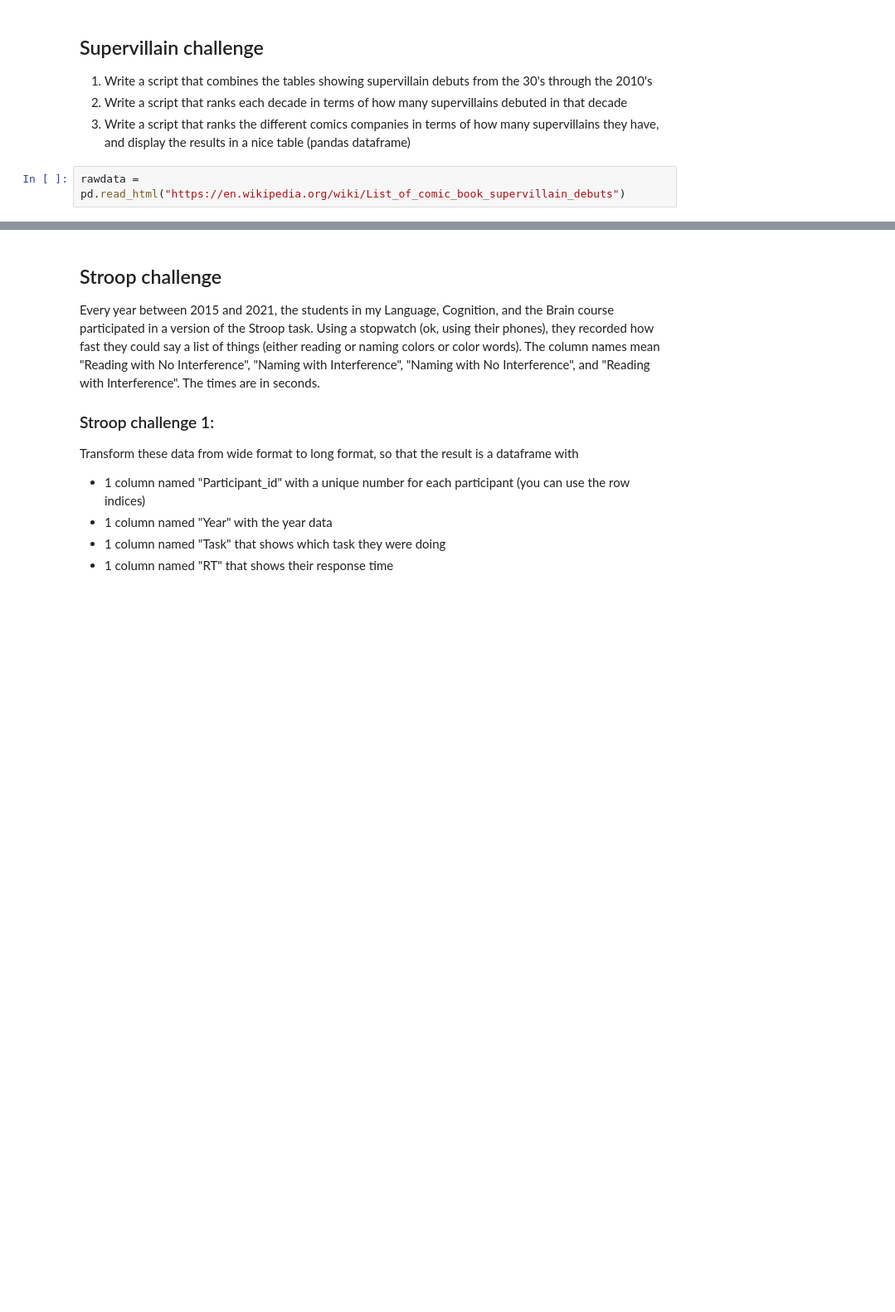
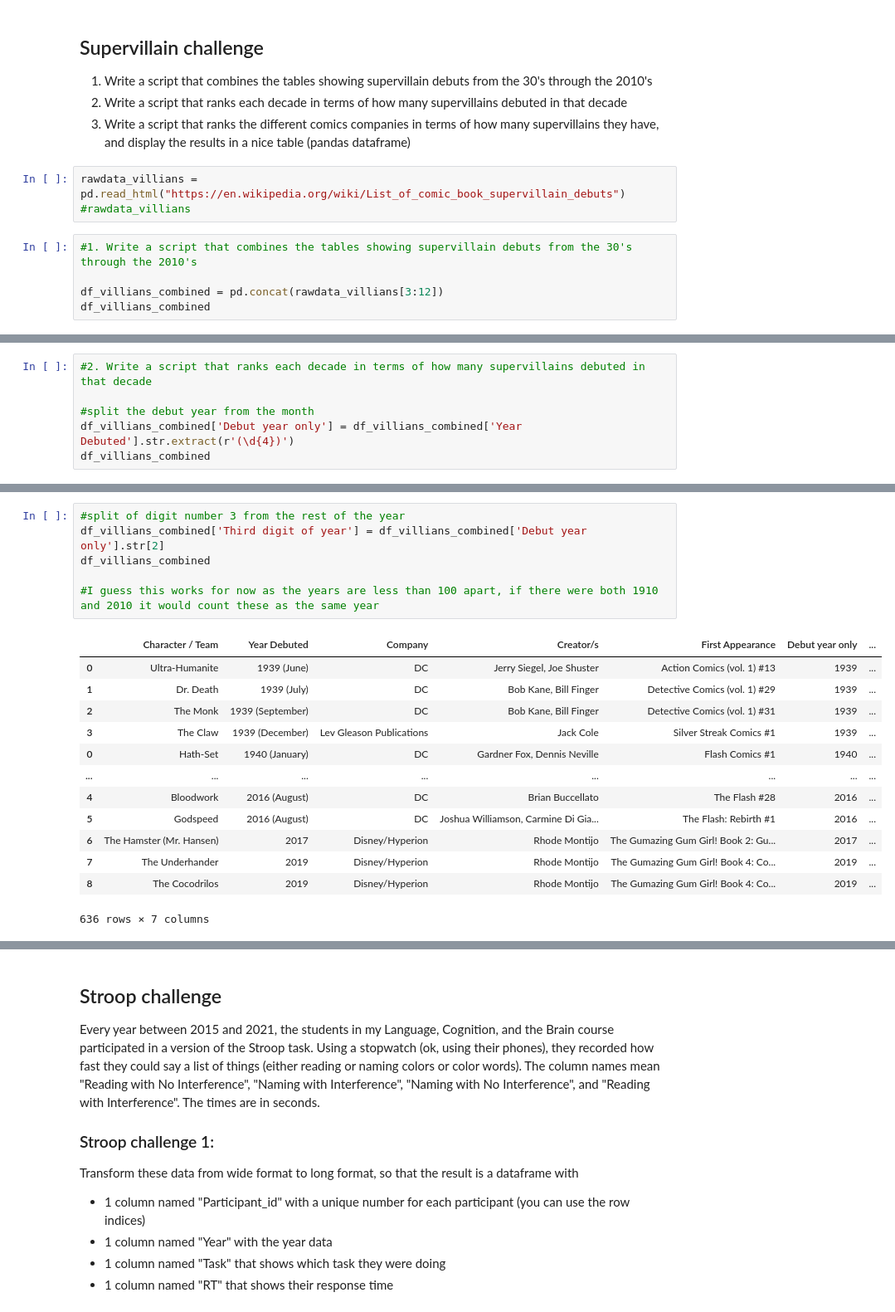
Before and after one commit to AneLodahl/Cultural-Data-Science, a Jupyter notebook: fun_with_pandas.ipynb, the cells around one changed output, grey strips where cells are left out. Shown at 83% size. Cells and saved outputs as stored; diff of their text form; blank space fills up the shorter version.

```diff
--- a/fun_with_pandas.ipynb
+++ b/fun_with_pandas.ipynb
@@ -320,4 +342,10 @@ Name: count, dtype: int64
 2. Write a script that ranks each decade in terms of how many supervillains debuted in that decade
 3. Write a script that ranks the different comics companies in terms of how many supervillains they have, and display the results in a nice table (pandas dataframe)
 # %%
-rawdata = pd.read_html("https://en.wikipedia.org/wiki/List_of_comic_book_supervillain_debuts")
+rawdata_villians = pd.read_html("https://en.wikipedia.org/wiki/List_of_comic_book_supervillain_debuts")
+#rawdata_villians
+# %%
+#1. Write a script that combines the tables showing supervillain debuts from the 30's through the 2010's
+
+df_villians_combined = pd.concat(rawdata_villians[3:12])
+df_villians_combined
@@ -323,0 +366,6 @@ rawdata = pd.read_html("https://en.wikipedia.org/wiki/List_of_comic_book_supervi
+# %%
+#2. Write a script that ranks each decade in terms of how many supervillains debuted in that decade
+
+#split the debut year from the month
+df_villians_combined['Debut year only'] = df_villians_combined['Year Debuted'].str.extract(r'(\d{4})')
+df_villians_combined
@@ -323,0 +386,20 @@ rawdata = pd.read_html("https://en.wikipedia.org/wiki/List_of_comic_book_supervi
+# %%
+#split of digit number 3 from the rest of the year
+df_villians_combined['Third digit of year'] = df_villians_combined['Debut year only'].str[2]
+df_villians_combined
+
+#I guess this works for now as the years are less than 100 apart, if there were both 1910 and 2010 it would count these as the same year
+# %% [output]
+|  | Character / Team | Year Debuted | Company | Creator/s | First Appearance | Debut year only | ... |
+| 0 | Ultra-Humanite | 1939 (June) | DC | Jerry Siegel, Joe Shuster | Action Comics (vol. 1) #13 | 1939 | ... |
+| 1 | Dr. Death | 1939 (July) | DC | Bob Kane, Bill Finger | Detective Comics (vol. 1) #29 | 1939 | ... |
+| 2 | The Monk | 1939 (September) | DC | Bob Kane, Bill Finger | Detective Comics (vol. 1) #31 | 1939 | ... |
+| 3 | The Claw | 1939 (December) | Lev Gleason Publications | Jack Cole | Silver Streak Comics #1 | 1939 | ... |
+| 0 | Hath-Set | 1940 (January) | DC | Gardner Fox, Dennis Neville | Flash Comics #1 | 1940 | ... |
+| ... | ... | ... | ... | ... | ... | ... | ... |
+| 4 | Bloodwork | 2016 (August) | DC | Brian Buccellato | The Flash #28 | 2016 | ... |
+| 5 | Godspeed | 2016 (August) | DC | Joshua Williamson, Carmine Di Gia... | The Flash: Rebirth #1 | 2016 | ... |
+| 6 | The Hamster (Mr. Hansen) | 2017 | Disney/Hyperion | Rhode Montijo | The Gumazing Gum Girl! Book 2: Gu... | 2017 | ... |
+| 7 | The Underhander | 2019 | Disney/Hyperion | Rhode Montijo | The Gumazing Gum Girl! Book 4: Co... | 2019 | ... |
+| 8 | The Cocodrilos | 2019 | Disney/Hyperion | Rhode Montijo | The Gumazing Gum Girl! Book 4: Co... | 2019 | ... |
+636 rows × 7 columns
```
Also changed, not shown: parts of 20 cells of this notebook, 2 other files.
